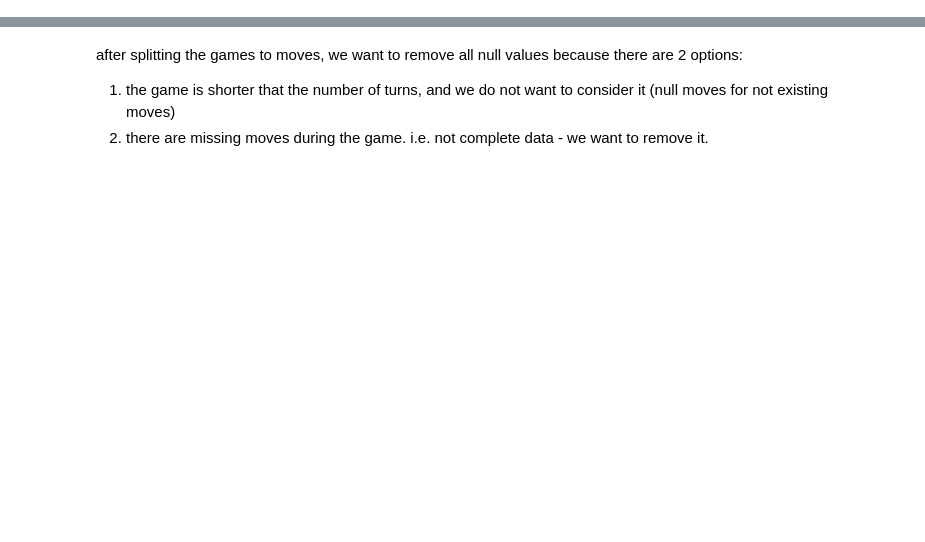
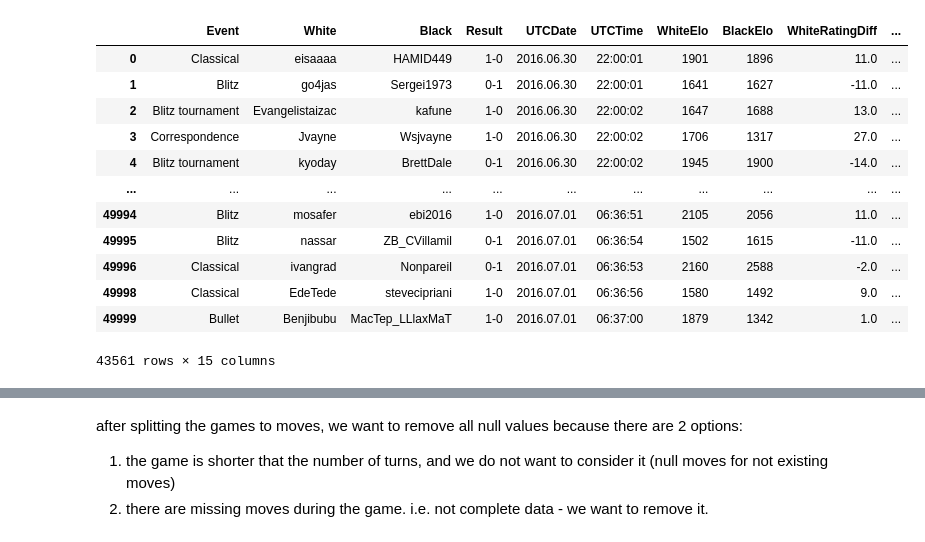
Before and after one commit to appeldaniel1998/ChessDataAnalysis, a Jupyter notebook: Chess.ipynb, the cells around one changed output, grey strips where cells are left out. Drawn from its saved outputs; the diff is of its cells as text; code cells hidden in the pictures; blank space fills up the shorter version.

```diff
--- a/Chess.ipynb
+++ b/Chess.ipynb
@@ -28,0 +83,16 @@ df_first_lines.to_csv('shorterChessDf.csv', index=False)
+# %%
+df_without_eval
+# %% [output]
+|  | Event | White | Black | Result | UTCDate | UTCTime | WhiteElo | BlackElo | WhiteRatingDiff | ... |
+| 0 | Classical | eisaaaa | HAMID449 | 1-0 | 2016.06.30 | 22:00:01 | 1901 | 1896 | 11.0 | ... |
+| 1 | Blitz | go4jas | Sergei1973 | 0-1 | 2016.06.30 | 22:00:01 | 1641 | 1627 | -11.0 | ... |
+| 2 | Blitz tournament | Evangelistaizac | kafune | 1-0 | 2016.06.30 | 22:00:02 | 1647 | 1688 | 13.0 | ... |
+| 3 | Correspondence | Jvayne | Wsjvayne | 1-0 | 2016.06.30 | 22:00:02 | 1706 | 1317 | 27.0 | ... |
+| 4 | Blitz tournament | kyoday | BrettDale | 0-1 | 2016.06.30 | 22:00:02 | 1945 | 1900 | -14.0 | ... |
+| ... | ... | ... | ... | ... | ... | ... | ... | ... | ... | ... |
+| 49994 | Blitz | mosafer | ebi2016 | 1-0 | 2016.07.01 | 06:36:51 | 2105 | 2056 | 11.0 | ... |
+| 49995 | Blitz | nassar | ZB_CVillamil | 0-1 | 2016.07.01 | 06:36:54 | 1502 | 1615 | -11.0 | ... |
+| 49996 | Classical | ivangrad | Nonpareil | 0-1 | 2016.07.01 | 06:36:53 | 2160 | 2588 | -2.0 | ... |
+| 49998 | Classical | EdeTede | stevecipriani | 1-0 | 2016.07.01 | 06:36:56 | 1580 | 1492 | 9.0 | ... |
+| 49999 | Bullet | Benjibubu | MacTep_LLlaxMaT | 1-0 | 2016.07.01 | 06:37:00 | 1879 | 1342 | 1.0 | ... |
+43561 rows × 15 columns
```
Also changed, not shown: parts of 16 cells of this notebook.
